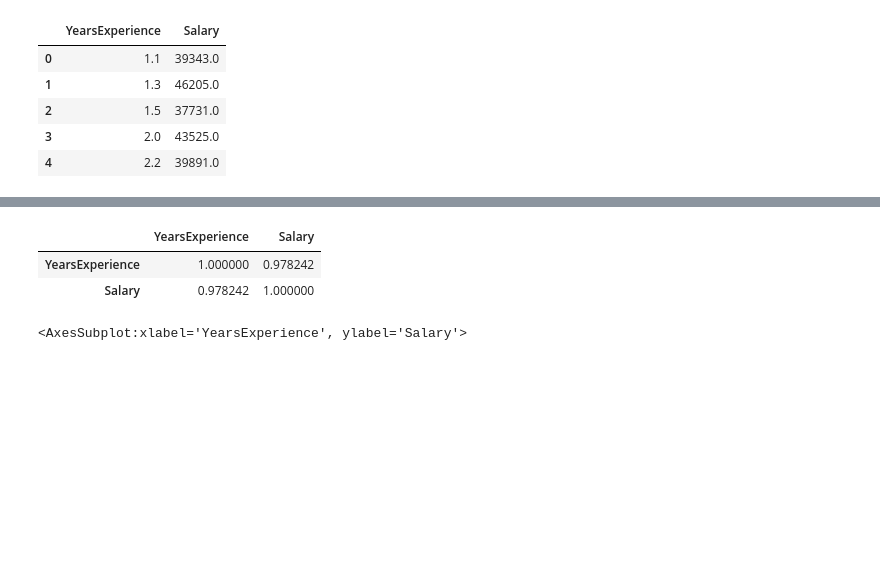
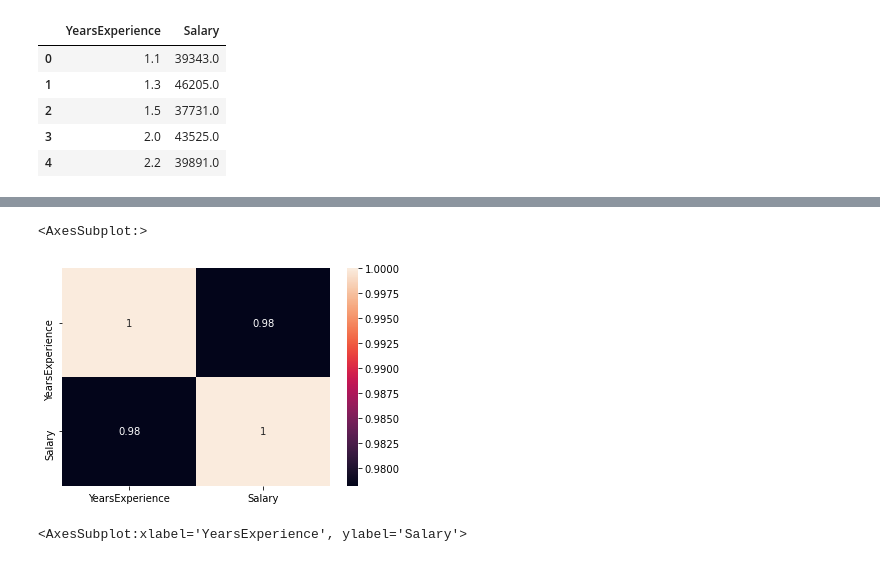
Before and after one commit to lancemachado1/Predicting_salary_SLR, a Jupyter notebook: Predicting salary-hike (SLR).ipynb, the cells around one changed output, grey strips where cells are left out. Saved outputs shown, nothing was run; the diff lists cells and outputs as text; code cells hidden in the pictures; blank space fills up the shorter version.

```diff
--- a/Predicting salary-hike (SLR).ipynb
+++ b/Predicting salary-hike (SLR).ipynb
@@ -26,11 +31,10 @@ df.head()
 # %%
 # Checking for correlation between label and features.
 
-df.corr()
+sns.heatmap(df.corr(),annot=True)
 # %% [output]
-|  | YearsExperience | Salary |
-| YearsExperience | 1.000000 | 0.978242 |
-| Salary | 0.978242 | 1.000000 |
+<AxesSubplot:>
+[figure, added]
 # %%
 sns.scatterplot(x="YearsExperience",y="Salary",data=df)
 # %% [output]
```
Also changed, not shown: parts of 10 cells of this notebook.
